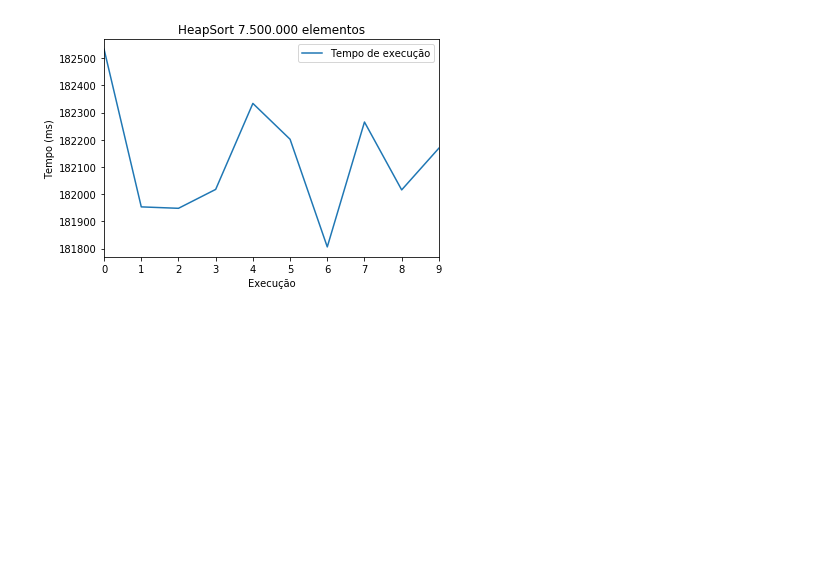
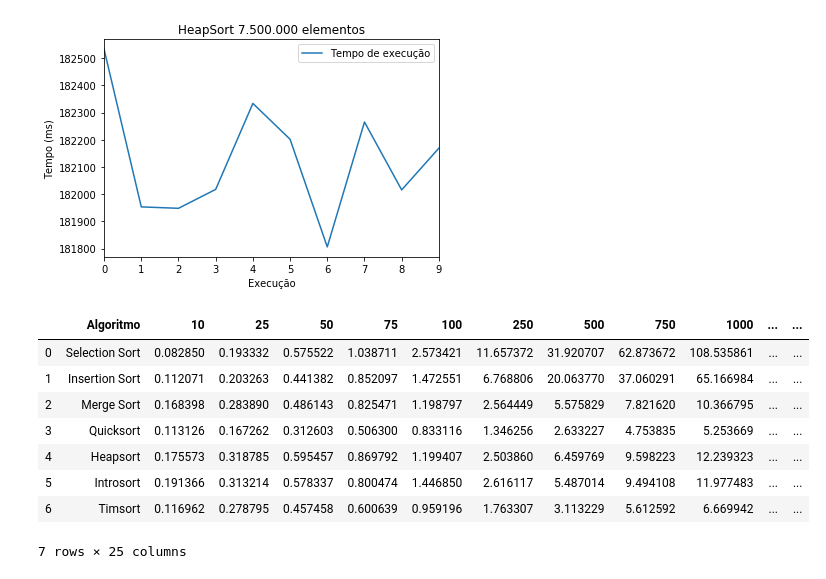
Before and after one commit to HaraHeique/TPA-trab2-ordenacao, a Jupyter notebook: src/jupyter analysis/analyzes.ipynb, the cells around one changed output. Drawn from its saved outputs; the diff is of its cells as text; code cells hidden in the pictures; blank space fills up the shorter version.

```diff
--- a/src/jupyter analysis/analyzes.ipynb
+++ b/src/jupyter analysis/analyzes.ipynb
@@ -11,3 +11,17 @@ hpPlot.set_ylabel("Tempo (ms)")
 plt.show()
 # %% [output]
 [figure]
+# %%
+ds2 = pd.read_csv("../files/analyze/analisys_all_algorithms_average.csv").head(7)
+ds2.rename(columns={'Unnamed: 0': 'Algoritmo'}, inplace=True)
+ds2
+# %% [output]
+|  | Algoritmo | 10 | 25 | 50 | 75 | 100 | 250 | 500 | 750 | 1000 | ... | ... |
+| 0 | Selection Sort | 0.082850 | 0.193332 | 0.575522 | 1.038711 | 2.573421 | 11.657372 | 31.920707 | 62.873672 | 108.535861 | ... | ... |
+| 1 | Insertion Sort | 0.112071 | 0.203263 | 0.441382 | 0.852097 | 1.472551 | 6.768806 | 20.063770 | 37.060291 | 65.166984 | ... | ... |
+| 2 | Merge Sort | 0.168398 | 0.283890 | 0.486143 | 0.825471 | 1.198797 | 2.564449 | 5.575829 | 7.821620 | 10.366795 | ... | ... |
+| 3 | Quicksort | 0.113126 | 0.167262 | 0.312603 | 0.506300 | 0.833116 | 1.346256 | 2.633227 | 4.753835 | 5.253669 | ... | ... |
+| 4 | Heapsort | 0.175573 | 0.318785 | 0.595457 | 0.869792 | 1.199407 | 2.503860 | 6.459769 | 9.598223 | 12.239323 | ... | ... |
+| 5 | Introsort | 0.191366 | 0.313214 | 0.578337 | 0.800474 | 1.446850 | 2.616117 | 5.487014 | 9.494108 | 11.977483 | ... | ... |
+| 6 | Timsort | 0.116962 | 0.278795 | 0.457458 | 0.600639 | 0.959196 | 1.763307 | 3.113229 | 5.612592 | 6.669942 | ... | ... |
+7 rows × 25 columns
```
Also changed, not shown: parts of 3 cells of this notebook, 1 other file.
